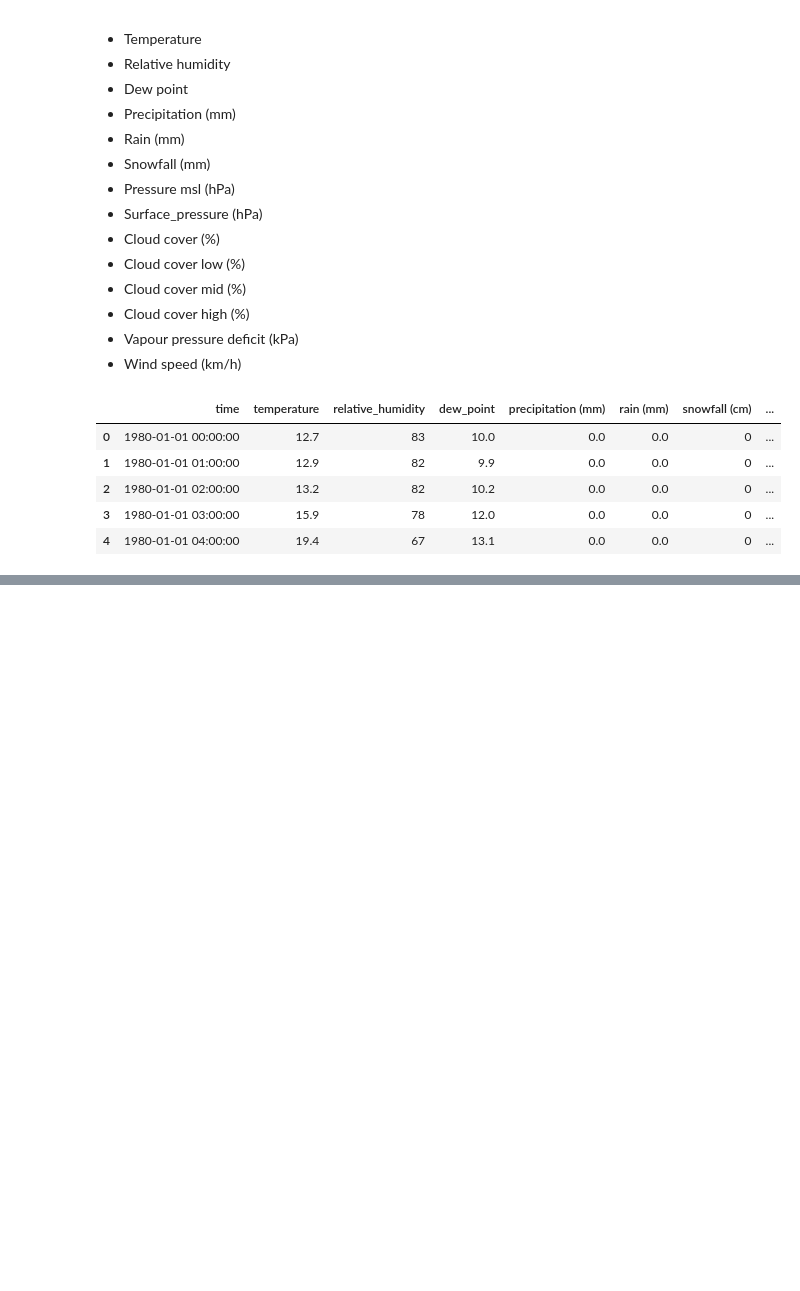
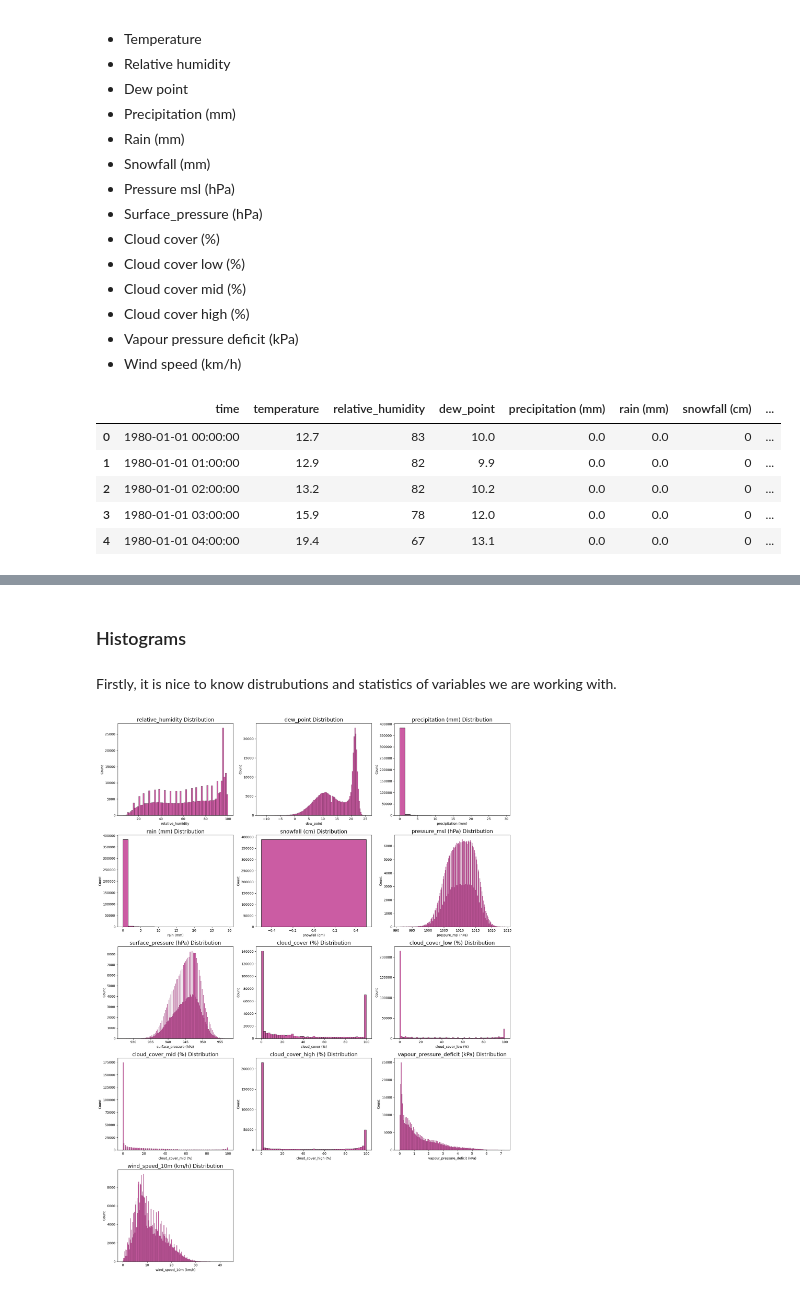
Before and after one commit to OlgaSieradzan/Weather-Prediction-Notebook, a Jupyter notebook: Notebook.ipynb, the cells around one changed output, grey strips where cells are left out. Drawn from its saved outputs; the diff is of its cells as text; code cells hidden in the pictures; blank space fills up the shorter version.

```diff
--- a/Notebook.ipynb
+++ b/Notebook.ipynb
@@ -89,0 +112,23 @@ As the table above show, there will be no problem with data types since all of t
+# %% [markdown]
+### Histograms
+# %% [markdown]
+Firstly, it is nice to know distrubutions and statistics of variables we are working with.
+# %%
+def histplots (data, var, ax) :
+    sns.histplot(x = data[var], color = "#BA2684", ax = ax)
+    ax.set_title(f"{var} Distribution", fontsize = 16)
+
+cols = raw_data.columns[2:]
+fig, axes = plt.subplots(nrows=5, ncols=3, figsize=(18, 24))
+axes = axes.flatten()
+
+for i, col in enumerate(cols):
+    histplots(raw_data, col, axes[i])
+
+for j in range(len(cols), len(axes)):
+    fig.delaxes(axes[j])
+
+plt.tight_layout()
+plt.show()
+# %% [output]
+[figure, added]
```
Also changed, not shown: parts of 14 cells of this notebook.
